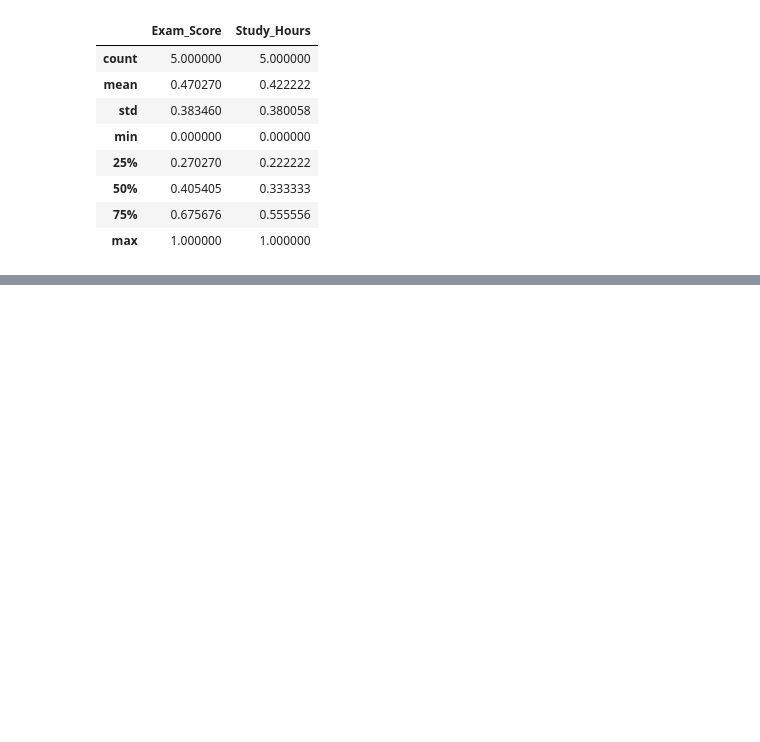
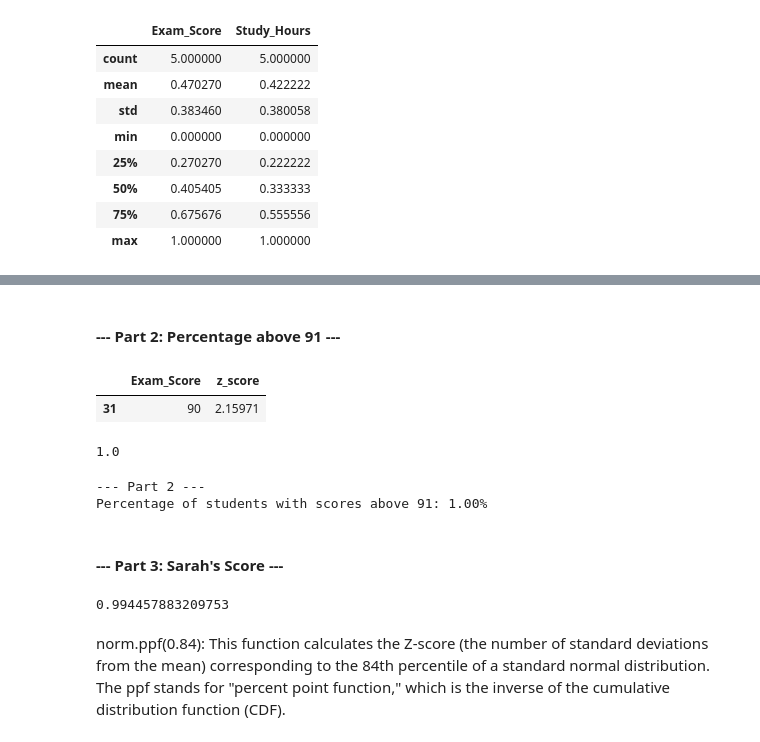
Before and after one commit to TanjiEvan/Python, a Jupyter notebook: Statistics/Basic.ipynb, the cells around one changed output, grey strips where cells are left out. Saved outputs shown, nothing was run; the diff lists cells and outputs as text; code cells hidden in the pictures; blank space fills up the shorter version.

```diff
--- a/Statistics/Basic.ipynb
+++ b/Statistics/Basic.ipynb
@@ -230,0 +311,31 @@ df.describe()
+# %% [markdown]
+#### --- Part 2: Percentage above 91 ---
+# %%
+# Filter for scores with z-score above +2
+students_above_two_std = df[df['z_score'] > 2]
+students_above_two_std
+# %% [output]
+|  | Exam_Score | z_score |
+| 31 | 90 | 2.15971 |
+# %%
+# Calculate the percentage
+percentage_above_two_std = (len(students_above_two_std) / len(df)) * 100
+percentage_above_two_std
+# %% [output]
+1.0
+# %%
+print("\n--- Part 2 ---")
+print(f"Percentage of students with scores above 91: {percentage_above_two_std:.2f}%")
+# %% [output]
+--- Part 2 ---
+Percentage of students with scores above 91: 1.00%
+# %% [markdown]
+#### --- Part 3: Sarah's Score ---
+# %%
+# Find the z-score for the 84th percentile
+sarahs_z_score = norm.ppf(0.84)  # Use the inverse CDF (percent point function)
+sarahs_z_score
+# %% [output]
+0.994457883209753
+# %% [markdown]
+norm.ppf(0.84): This function calculates the Z-score (the number of standard deviations from the mean) corresponding to the 84th percentile of a standard normal distribution. The ppf stands for "percent point function," which is the inverse of the cumulative distribution function (CDF).
```
Also changed, not shown: parts of 12 cells of this notebook.
